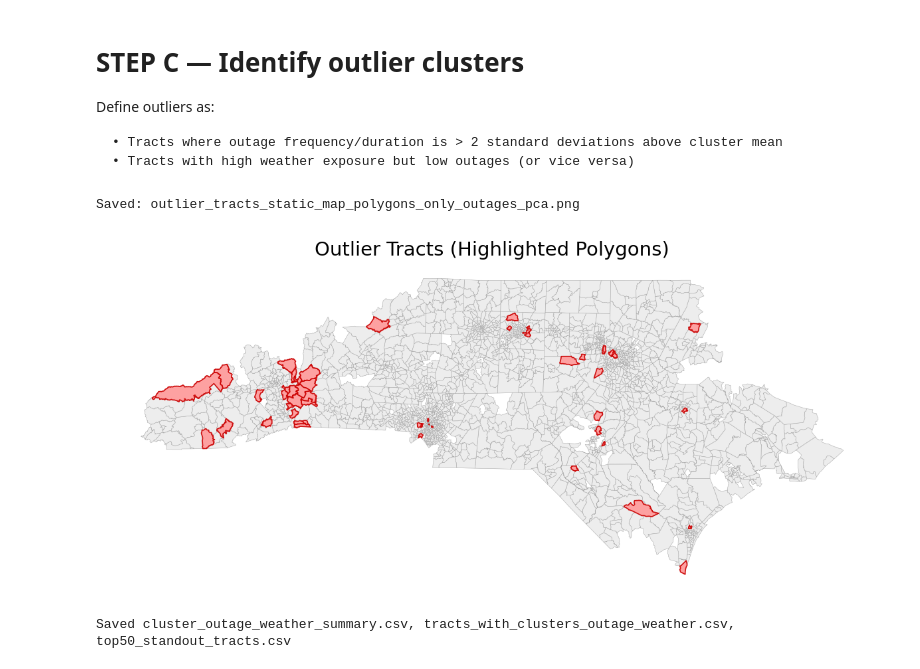
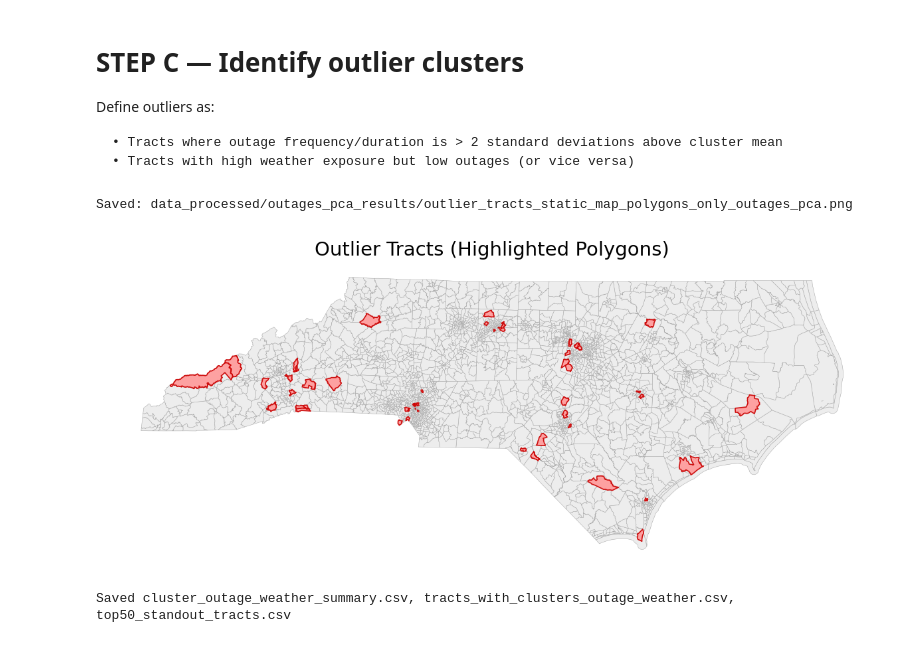
Before and after one commit to jessalynlc/MP, a Jupyter notebook: pca_outages.ipynb, the cells around one changed output. Drawn from its saved outputs; the diff is of its cells as text; code cells hidden in the pictures.

Commit message:
Re-running pca outages whole on new data

```diff
--- a/pca_outages.ipynb
+++ b/pca_outages.ipynb
@@ -260,7 +247,7 @@ Choosing k = 3
 # %% [markdown]
 ## Run clustering (k-means / hierarchical)
 # %%
-best_k = 4
+best_k = 3
 
 kmeans = KMeans(n_clusters=best_k, random_state=42)
 outages_tract_pca_scores['cluster'] = kmeans.fit_predict(outages_tract_pca_scores)
@@ -844,6 +646,7 @@ df = outages_tract_pca_scores[['TRACT','PC1','PC2','PC3','PC4','cluster']].merge
 # %%
 #DEFINING METRICS TO SUMMARIZE (from tract_socioeconomic and tract_weather)
 socioeconomic_metrics = [
+    'total_population',
     'median_household_income',
     'pct_below_50pct_poverty',
     'pct_no_vehicle',
@@ -925,36 +728,36 @@ gdf_map = gdf.merge(
     on='TRACT',
     how='left'
 )
 
 # Outlier polygons only
 outlier_gdf = gdf_map[gdf_map['outlier_score'].notna()].copy()
 
 # Plot
 fig, ax = plt.subplots(1, 1, figsize=(10, 10), dpi=150)
 
 # Plot all tracts in very light gray
 gdf_map.plot(ax=ax, color='#EDEDED', edgecolor='#AAAAAA', linewidth=0.25)
 
 # Highlight outlier polygons (NO centroids, NO dots)
 outlier_gdf.plot(ax=ax,
                  facecolor='#ff9999',   # soft red fill
                  edgecolor='#cc0000',   # darker outline
                  linewidth=0.8,
                  alpha=0.9)
 
 # Clean up
 ax.set_axis_off()
 ax.set_title("Outlier Tracts (Highlighted Polygons)", fontsize=14)
 
 # Save to file
-out_path = "data_processed/outage_pca_results/outlier_tracts_static_map_polygons_only_outages_pca.png"
+out_path = "data_processed/outages_pca_results/outlier_tracts_static_map_polygons_only_outages_pca.png"
 plt.savefig(out_path, bbox_inches='tight', pad_inches=0.1)
 print(f"Saved: {out_path}")
 
 plt.show()
 # %% [output]
-Saved: outlier_tracts_static_map_polygons_only_outages_pca.png
+Saved: data_processed/outages_pca_results/outlier_tracts_static_map_polygons_only_outages_pca.png
-[figure, old version]
+[figure, new version]
 # %%
 #SAVE RESULTS
 cluster_summary.to_csv("data_processed/outages_pca_results/cluster_outage_weather_summary.csv", index=False)
```
Also changed, not shown: parts of 20 cells of this notebook, 2 other files.
